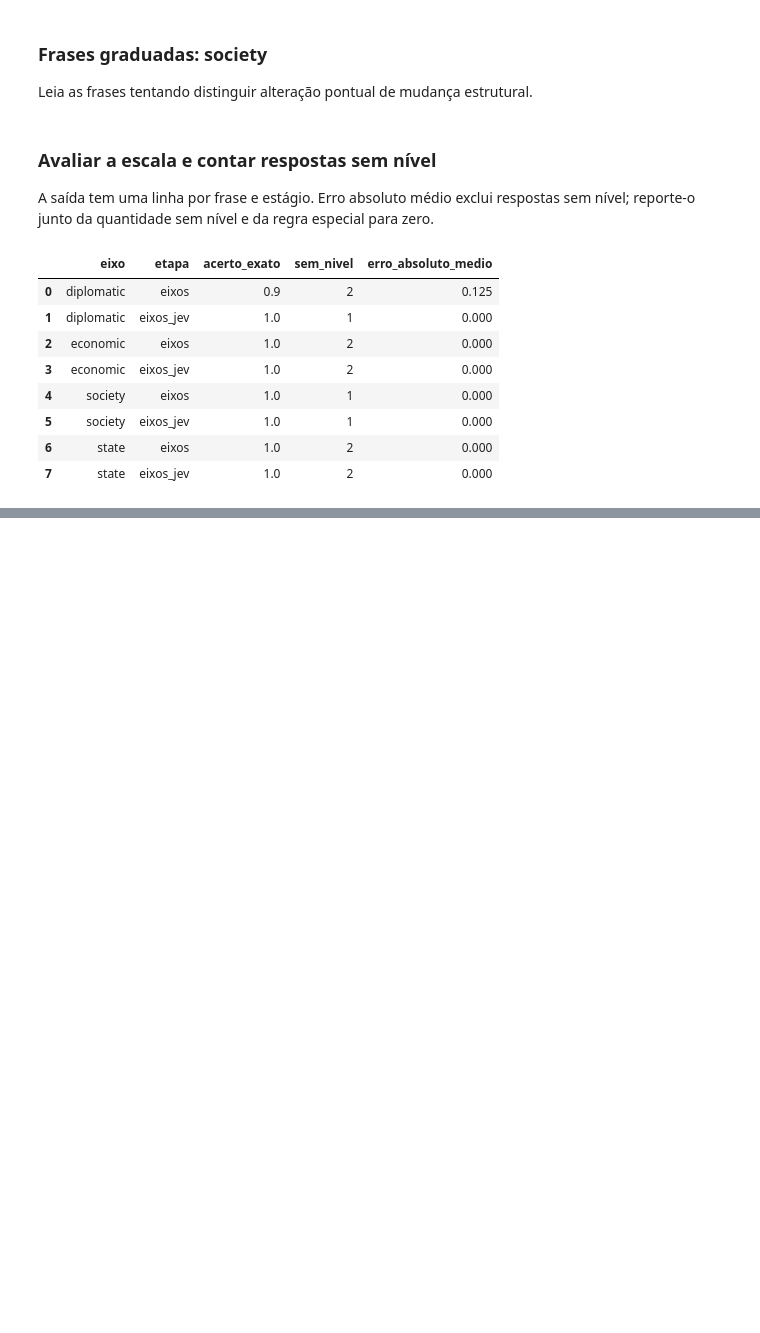
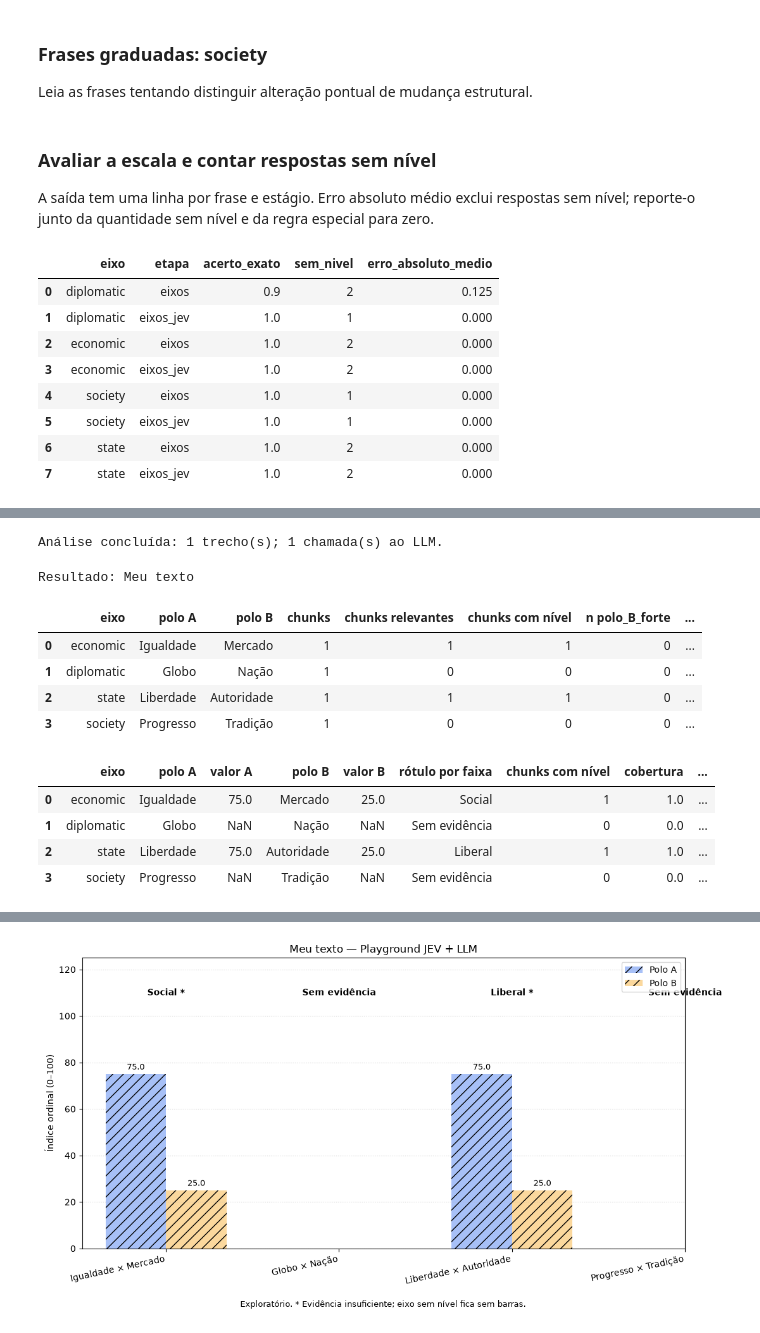
Before and after one commit to micaelol12/TCC, a Jupyter notebook: teste.ipynb, the cells around one changed output, grey strips where cells are left out. Cells and saved outputs as stored; diff of their text form; code cells hidden in the pictures; blank space fills up the shorter version.

```diff
--- a/teste.ipynb
+++ b/teste.ipynb
@@ -2579,0 +2642,50 @@ else:
+# %%
+# Execute depois de conferir a prévia. Esta célula faz chamadas reais às APIs.
+if not EXECUTAR_APIS or pipeline_real is None:
+    raise RuntimeError(
+        "Ative EXECUTAR_APIS e execute a célula de inicialização de pipeline_real antes da análise."
+    )
+
+registros_playground = await classificar_lote(
+    pipeline_real,
+    [(f"playground_{i:04d}", texto) for i, texto in enumerate(chunks_playground, start=1)],
+)
+cobertura_playground = resumir_documento(registros_playground)
+resultado_playground_8values = converter_documento_8values(cobertura_playground)
+print(f"Análise concluída: {len(registros_playground)} trecho(s); "
+      f"{sum(r['chamadas_llm'] for r in registros_playground)} chamada(s) ao LLM.")
+# %% [output]
+Análise concluída: 1 trecho(s); 1 chamada(s) ao LLM.
+# %%
+# Reexecute esta célula para consultar resultados sem novas chamadas às APIs.
+print("Resultado:", CONFIG_PLAYGROUND["nome"])
+display(cobertura_playground.round(3))
+tabela_playground_8values = pd.DataFrame(resultado_playground_8values["eixos"])
+display(tabela_playground_8values.round(3))
+
+if CONFIG_PLAYGROUND["mostrar_detalhes"]:
+    detalhes_playground = pd.concat([
+        tabela_decisoes(registro).assign(trecho=i, texto=registro["texto"])
+        for i, registro in enumerate(registros_playground, start=1)
+    ], ignore_index=True)
+    display(detalhes_playground)
+
+if CONFIG_PLAYGROUND["mostrar_grafico"]:
+    ax_playground = grafico_scores(
+        resultado_playground_8values["scores"], resultado_playground_8values["labels"],
+        f"{CONFIG_PLAYGROUND['nome']} — Playground JEV + LLM",
+        suficientes=tabela_playground_8values["evidência suficiente"].to_list(),
+    )
+    plt.show()
+# %% [output]
+Resultado: Meu texto
+|  | eixo | polo A | polo B | chunks | chunks relevantes | chunks com nível | n polo_B_forte | ... |
+| 0 | economic | Igualdade | Mercado | 1 | 1 | 1 | 0 | ... |
+| 1 | diplomatic | Globo | Nação | 1 | 0 | 0 | 0 | ... |
+| 2 | state | Liberdade | Autoridade | 1 | 1 | 1 | 0 | ... |
+| 3 | society | Progresso | Tradição | 1 | 0 | 0 | 0 | ... |
+|  | eixo | polo A | valor A | polo B | valor B | rótulo por faixa | chunks com nível | cobertura | ... |
+| 0 | economic | Igualdade | 75.0 | Mercado | 25.0 | Social | 1 | 1.0 | ... |
+| 1 | diplomatic | Globo | NaN | Nação | NaN | Sem evidência | 0 | 0.0 | ... |
+| 2 | state | Liberdade | 75.0 | Autoridade | 25.0 | Liberal | 1 | 1.0 | ... |
+| 3 | society | Progresso | NaN | Tradição | NaN | Sem evidência | 0 | 0.0 | ... |
@@ -2579,0 +2697 @@ else:
+[figure, added]
```
Also changed, not shown: parts of 4 cells of this notebook.
